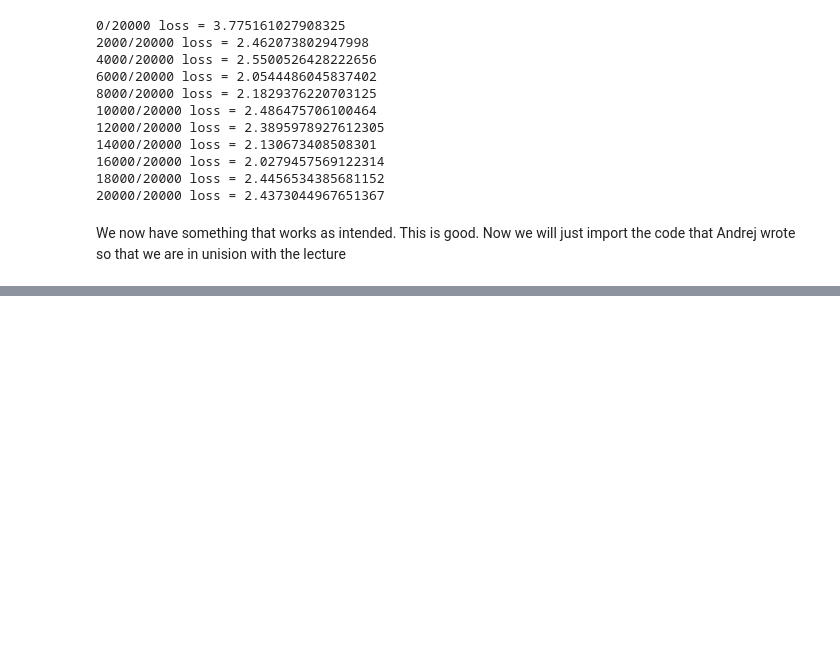
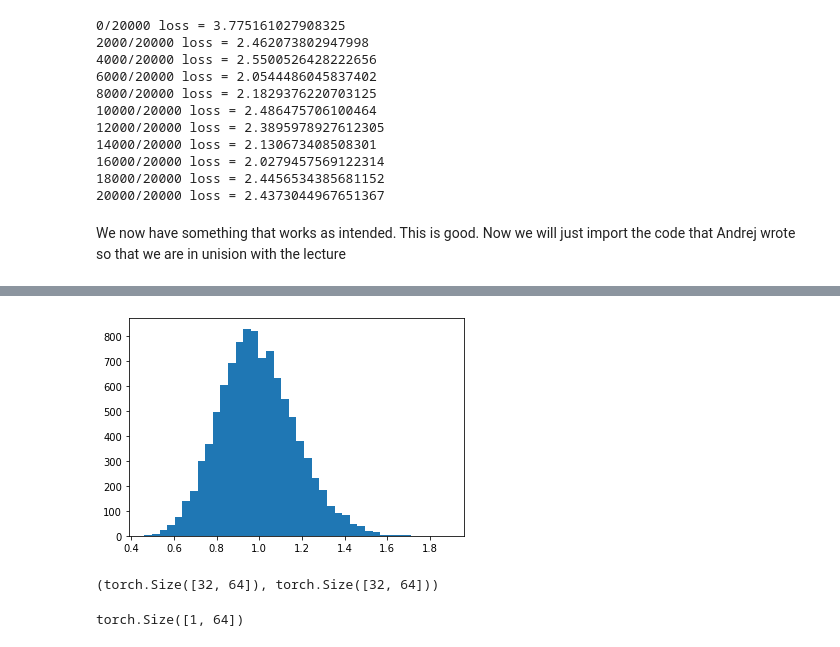
Before and after one commit to bharathr98/makemore, a Jupyter notebook: lecture-4.ipynb, the cells around one changed output, grey strips where cells are left out. Cells and saved outputs as stored; diff of their text form; code cells hidden in the pictures; blank space fills up the shorter version.

```diff
--- a/lecture-4.ipynb
+++ b/lecture-4.ipynb
@@ -211,0 +570,12 @@ We now have something that works as intended. This is good. Now we will just imp
+# %%
+plt.hist(biasedvars,bins=40);
+# %% [output]
+[figure, added]
+# %%
+hprebn.shape, hpreact.shape
+# %% [output]
+(torch.Size([32, 64]), torch.Size([32, 64]))
+# %%
+bnbias.shape
+# %% [output]
+torch.Size([1, 64])
```
Also changed, not shown: parts of 22 cells of this notebook.
